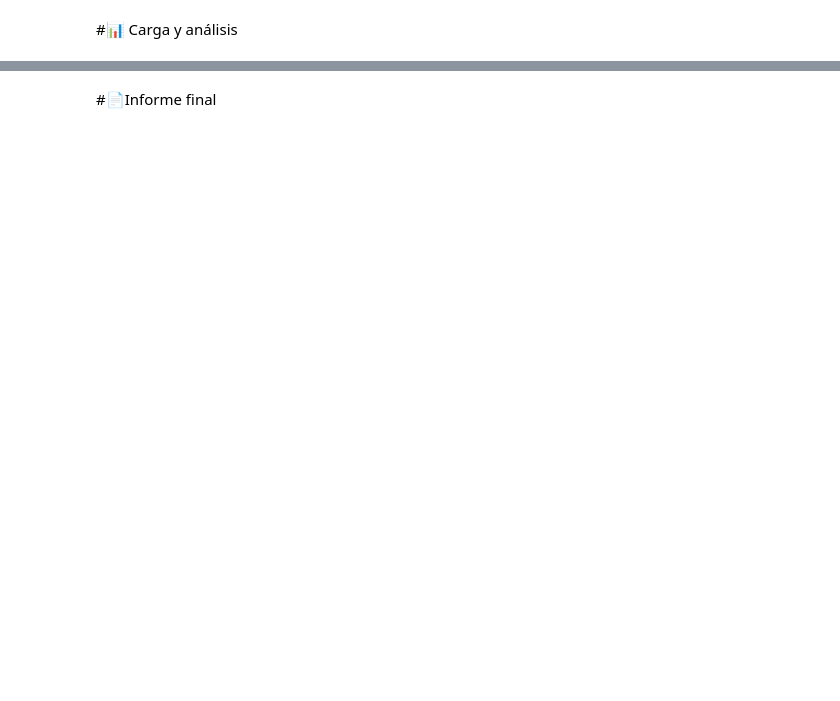
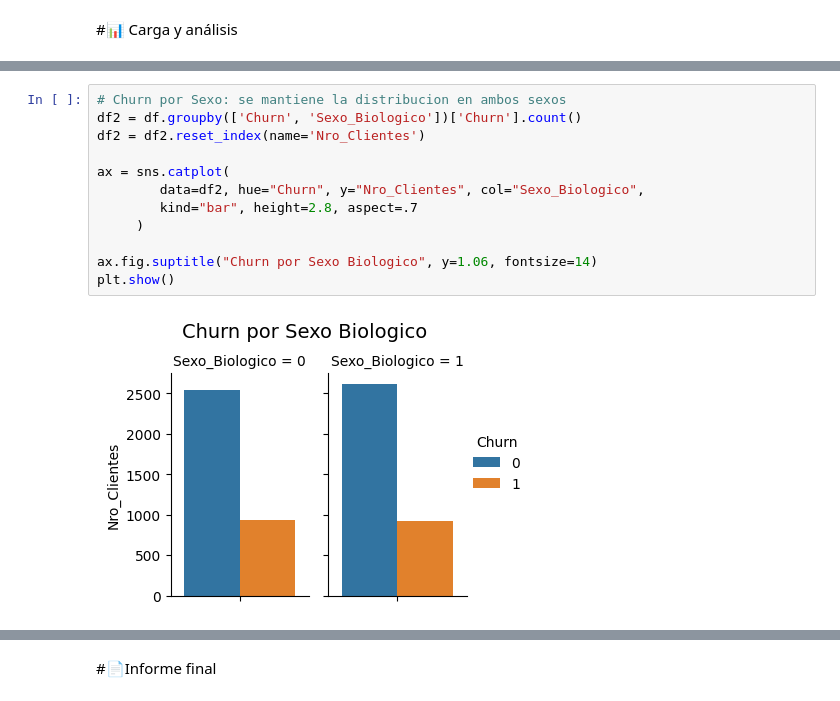
Before and after one commit to rmedi21/challenge-telecom-x, a Jupyter notebook: TelecomX_LATAM.ipynb, the cells around one changed output, grey strips where cells are left out. Drawn from its saved outputs; the diff is of its cells as text; blank space fills up the shorter version.

```diff
--- a/TelecomX_LATAM.ipynb
+++ b/TelecomX_LATAM.ipynb
@@ -42,0 +167,14 @@ dtype: object
+# %%
+# Churn por Sexo: se mantiene la distribucion en ambos sexos
+df2 = df.groupby(['Churn', 'Sexo_Biologico'])['Churn'].count()
+df2 = df2.reset_index(name='Nro_Clientes')
+
+ax = sns.catplot(
+        data=df2, hue="Churn", y="Nro_Clientes", col="Sexo_Biologico",
+        kind="bar", height=2.8, aspect=.7
+     )
+
+ax.fig.suptitle("Churn por Sexo Biologico", y=1.06, fontsize=14)
+plt.show()
+# %% [output]
+[figure, added]
```
Also changed, not shown: parts of 29 cells of this notebook.
